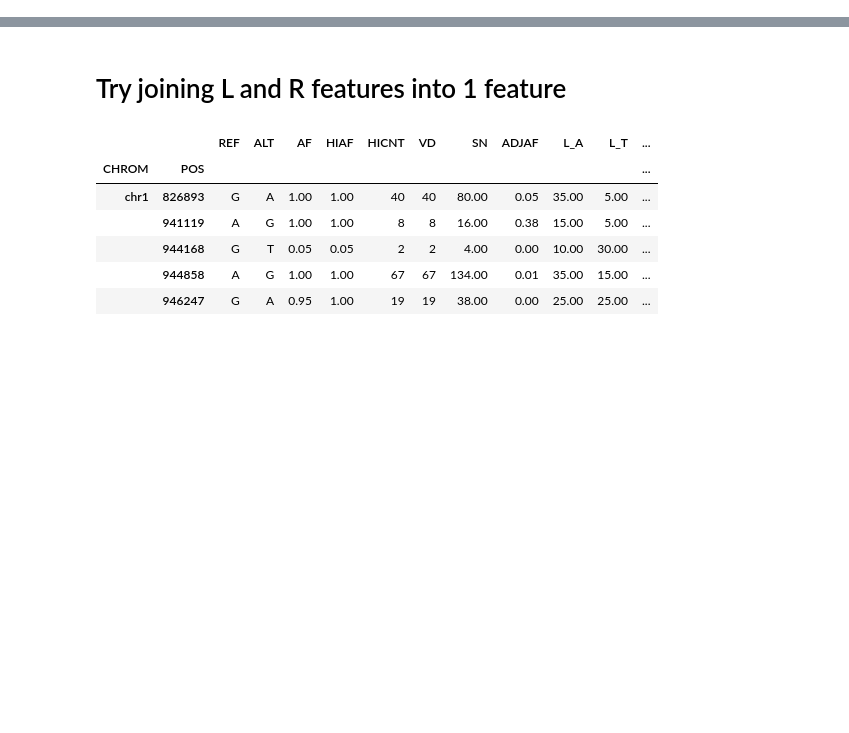
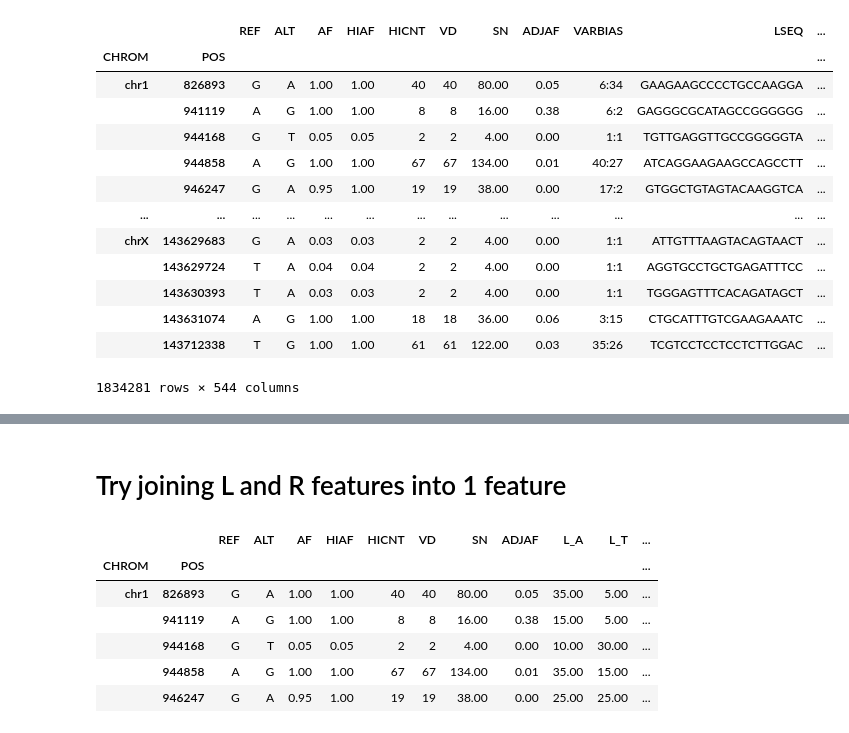
Before and after one commit to kathylambchops/sequencing_artifacts, a Jupyter notebook: ML_df_creation.ipynb, the cells around one changed output, grey strips where cells are left out. Saved outputs shown, nothing was run; the diff lists cells and outputs as text; code cells hidden in the pictures; blank space fills up the shorter version.

```diff
--- a/ML_df_creation.ipynb
+++ b/ML_df_creation.ipynb
@@ -0,0 +88,17 @@
+# %%
+# Count the number of artifacts per case
+
+# Case 1: GIAB and SRR contain the same variant at the same locus is considered true variant (not artifact)
+# Case 2: GIAB contains a variant and SRR contains a different variant at the same locus (artifact)
+# Case 3: GIAB contains a variant, but SRR does not contain a variant in the same locus
+     # 3.1: SRR does not contain anything (not artifact)
+     # 3.2: SRR does not contain a variant because the SRR read matches the reference genome (variant)
+# Case 4: SRR contains a variant, but GIAB does not contain a variant in the same locus (artifact)
+
+# artifact_cols contains boolean values for each index -- False means case 1, True means case 2 or 4
+artifact_cols = []
+for srr_name, joined_df in zip(srr_names, joined_dfs):
+    print(f"Stats for {srr_name}")
+    artifact_col = get_metrics.extract_artifacts_column(joined_df)
+    artifact_cols.append(artifact_col)
+    print("")
@@ -0,0 +123,34 @@
+# %%
+# Extract features for training
+dfs = []
+for srr_snv_df, artifact_col in zip(srr_snv_dfs, artifact_cols):
+    # REF and ALT are categorical, everything else is numerical. DONT Drop LSEQ and RSEQ yet because I need to see if C-A SNP is part of the CCG DNA seq
+    features_df = srr_snv_df.join(artifact_col.rename("IS_ARTIFACT"))
+    dfs.append(features_df)
+# %%
+# Concatenate the dataframes to get some statistics about artifacts
+df = pd.concat(dfs)
+# %%
+# ['REF','ALT','AF','HIAF','HICNT','VD','SN','ADJAF','VARBIAS','LSEQ', 'RSEQ'] are objects
+# Change data types that are meant to be numerical to float or int (dtypes are listed in VCF file)
+
+# astype() depracted since 1.3.0 so now it keeps crashing kernal
+cast_dtypes = {'AF':'float','HIAF':'float','HICNT':'int','VD':'int','SN':'float','ADJAF':'float'}
+df = df.astype(cast_dtypes)
+# %%
+df
+# %% [output]
+|  |  | REF | ALT | AF | HIAF | HICNT | VD | SN | ADJAF | VARBIAS | LSEQ | ... |
+| CHROM | POS |  |  |  |  |  |  |  |  |  |  | ... |
+| chr1 | 826893 | G | A | 1.00 | 1.00 | 40 | 40 | 80.00 | 0.05 | 6:34 | GAAGAAGCCCCTGCCAAGGA | ... |
+|  | 941119 | A | G | 1.00 | 1.00 | 8 | 8 | 16.00 | 0.38 | 6:2 | GAGGGCGCATAGCCGGGGGG | ... |
+|  | 944168 | G | T | 0.05 | 0.05 | 2 | 2 | 4.00 | 0.00 | 1:1 | TGTTGAGGTTGCCGGGGGTA | ... |
+|  | 944858 | A | G | 1.00 | 1.00 | 67 | 67 | 134.00 | 0.01 | 40:27 | ATCAGGAAGAAGCCAGCCTT | ... |
+|  | 946247 | G | A | 0.95 | 1.00 | 19 | 19 | 38.00 | 0.00 | 17:2 | GTGGCTGTAGTACAAGGTCA | ... |
+| ... | ... | ... | ... | ... | ... | ... | ... | ... | ... | ... | ... | ... |
+| chrX | 143629683 | G | A | 0.03 | 0.03 | 2 | 2 | 4.00 | 0.00 | 1:1 | ATTGTTTAAGTACAGTAACT | ... |
+|  | 143629724 | T | A | 0.04 | 0.04 | 2 | 2 | 4.00 | 0.00 | 1:1 | AGGTGCCTGCTGAGATTTCC | ... |
+|  | 143630393 | T | A | 0.03 | 0.03 | 2 | 2 | 4.00 | 0.00 | 1:1 | TGGGAGTTTCACAGATAGCT | ... |
+|  | 143631074 | A | G | 1.00 | 1.00 | 18 | 18 | 36.00 | 0.06 | 3:15 | CTGCATTTGTCGAAGAAATC | ... |
+|  | 143712338 | T | G | 1.00 | 1.00 | 61 | 61 | 122.00 | 0.03 | 35:26 | TCGTCCTCCTCCTCTTGGAC | ... |
+1834281 rows × 544 columns
```
Also changed, not shown: parts of 9 cells of this notebook.
